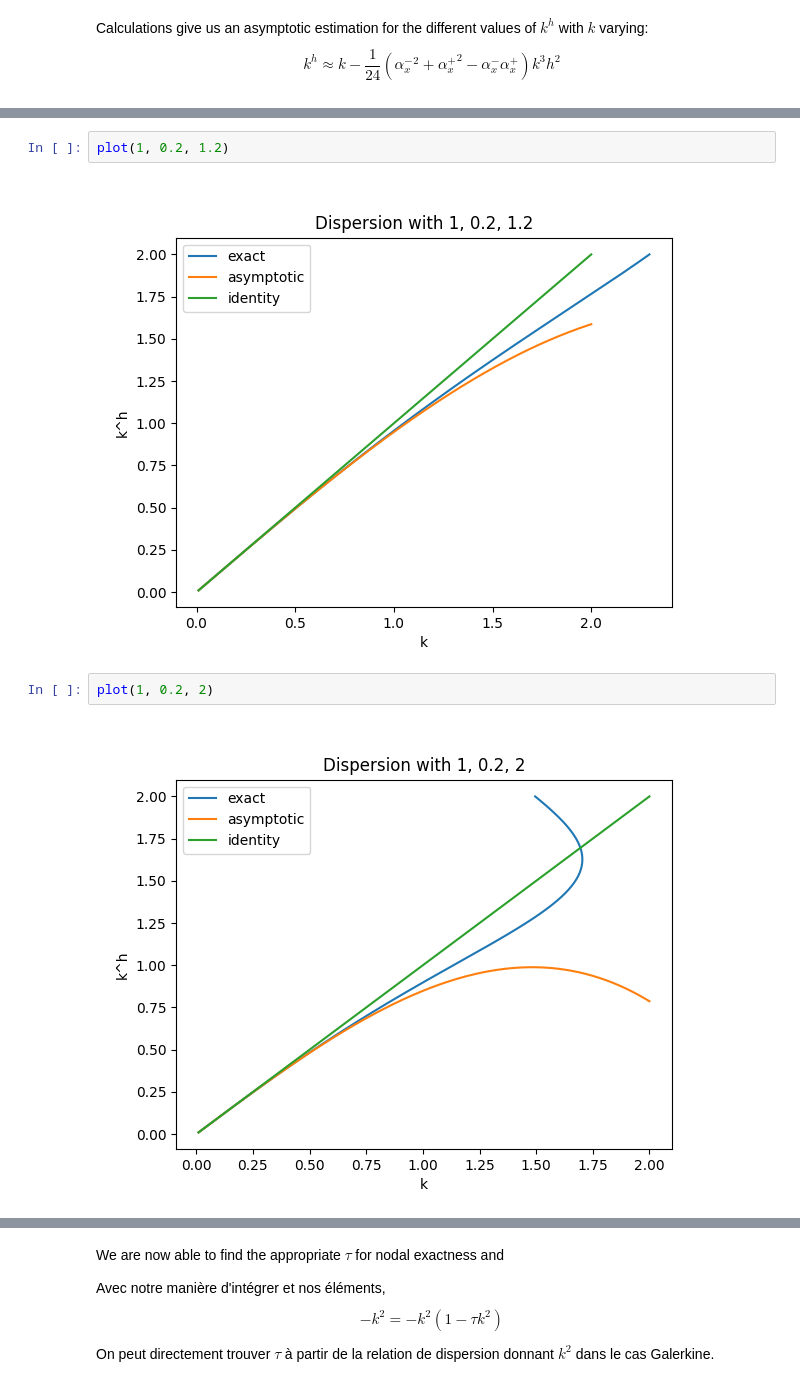
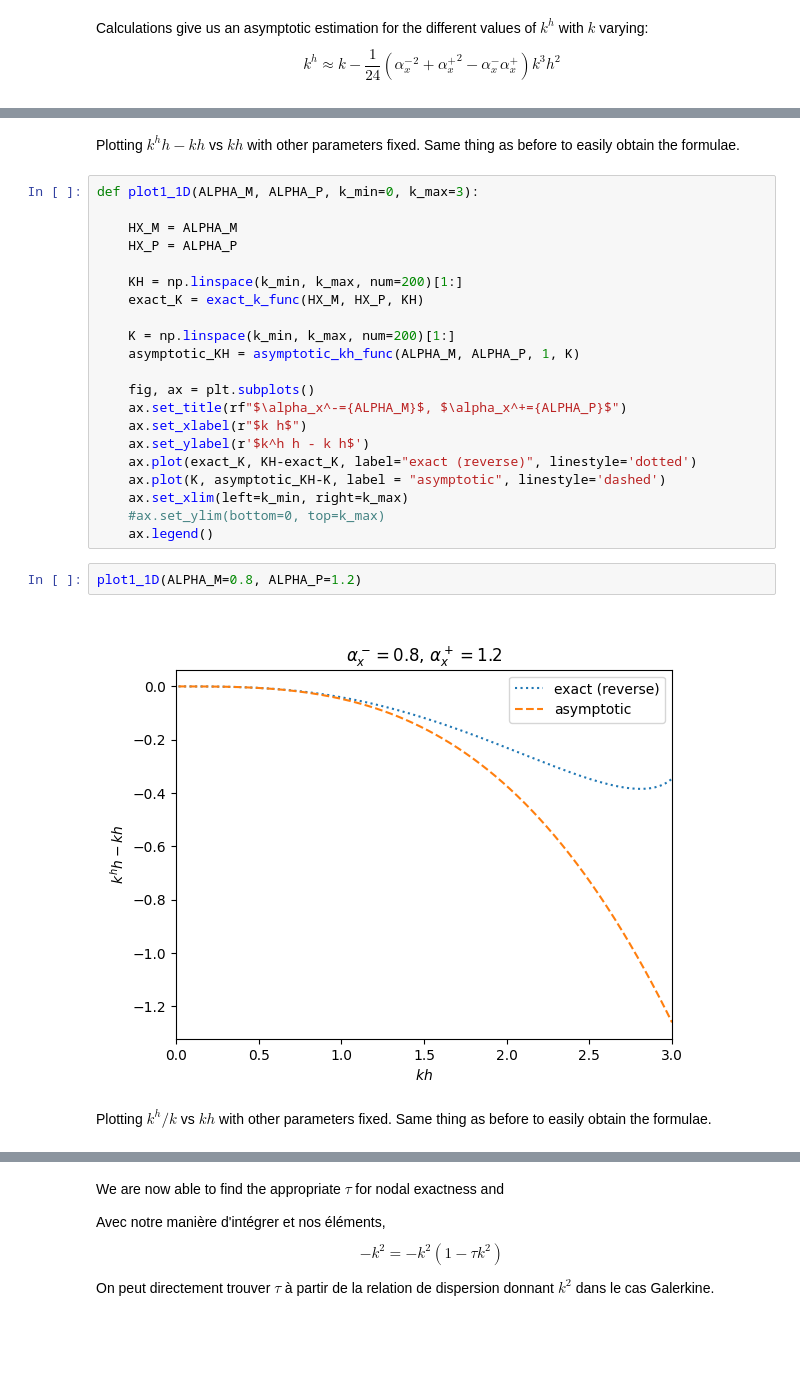
Before and after one commit to vitaldenodrest/greenwich, a Jupyter notebook: M0/1D/notebook1D.ipynb, the cells around one changed output, grey strips where cells are left out. Drawn from its saved outputs; the diff is of its cells as text; blank space fills up the shorter version.

```diff
--- a/M0/1D/notebook1D.ipynb
+++ b/M0/1D/notebook1D.ipynb
@@ -326,8 +324,29 @@ plot(HX=1, ALPHA_M=0.5, ALPHA_P=1.5)
-# %%
-plot(1, 0.2, 1.2)
-# %% [output]
-[figure, removed]
-# %%
-plot(1, 0.2, 2)
-# %% [output]
-[figure, removed]
+# %% [markdown]
+Plotting $k^h h - kh$ vs $kh$ with other parameters fixed. Same thing as before to easily obtain the formulae.
+# %%
+def plot1_1D(ALPHA_M, ALPHA_P, k_min=0, k_max=3):
+
+    HX_M = ALPHA_M
+    HX_P = ALPHA_P
+
+    KH = np.linspace(k_min, k_max, num=200)[1:]
+    exact_K = exact_k_func(HX_M, HX_P, KH)
+
+    K = np.linspace(k_min, k_max, num=200)[1:]
+    asymptotic_KH = asymptotic_kh_func(ALPHA_M, ALPHA_P, 1, K)
+
+    fig, ax = plt.subplots()
+    ax.set_title(rf"$\alpha_x^-={ALPHA_M}$, $\alpha_x^+={ALPHA_P}$")
+    ax.set_xlabel(r"$k h$")
+    ax.set_ylabel(r'$k^h h - k h$')
+    ax.plot(exact_K, KH-exact_K, label="exact (reverse)", linestyle='dotted')
+    ax.plot(K, asymptotic_KH-K, label = "asymptotic", linestyle='dashed')
+    ax.set_xlim(left=k_min, right=k_max)
+    #ax.set_ylim(bottom=0, top=k_max)
+    ax.legend()
+# %%
+plot1_1D(ALPHA_M=0.8, ALPHA_P=1.2)
+# %% [output]
+[figure, added]
+# %% [markdown]
+Plotting $k^h / k$ vs $kh$ with other parameters fixed. Same thing as before to easily obtain the formulae.
```
Also changed, not shown: parts of 12 cells of this notebook, 2 other files.
